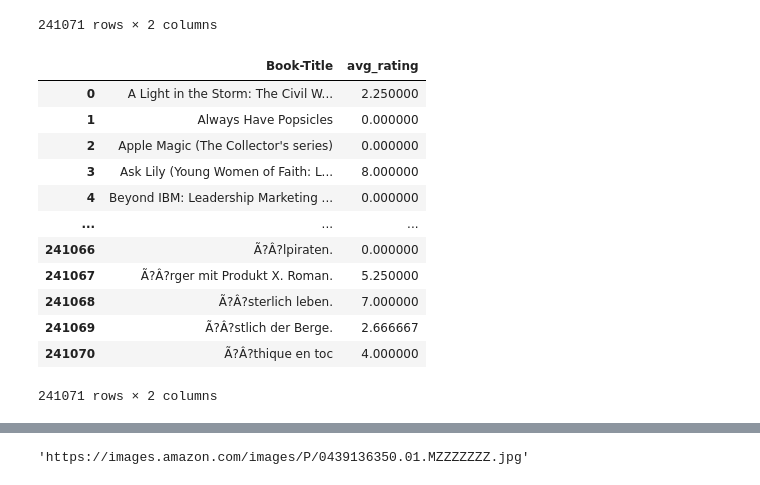
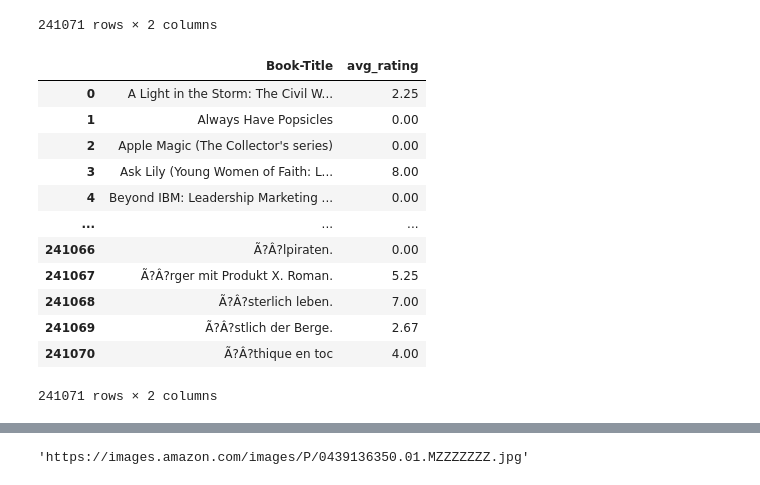
Before and after one commit to diwansinghchauhan/Book-Recommender-System, a Jupyter notebook: book-recommender-system.ipynb, the cells around one changed output, grey strips where cells are left out. Cells and saved outputs as stored; diff of their text form; code cells hidden in the pictures.

```diff
--- a/book-recommender-system.ipynb
+++ b/book-recommender-system.ipynb
@@ -115,20 +116,21 @@ num_rating_df
 # %%
 avg_rating_df = ratings_with_name.groupby('Book-Title')['Book-Rating'].agg(lambda x:x.astype(float).mean()).reset_index()
 avg_rating_df.rename(columns={'Book-Rating':'avg_rating'},inplace=True)
+avg_rating_df = round(avg_rating_df,2)
 avg_rating_df
 # %% [output]
 |  | Book-Title | avg_rating |
-| 0 | A Light in the Storm: The Civil W... | 2.250000 |
-| 1 | Always Have Popsicles | 0.000000 |
-| 2 | Apple Magic (The Collector's series) | 0.000000 |
-| 3 | Ask Lily (Young Women of Faith: L... | 8.000000 |
-| 4 | Beyond IBM: Leadership Marketing ... | 0.000000 |
+| 0 | A Light in the Storm: The Civil W... | 2.25 |
+| 1 | Always Have Popsicles | 0.00 |
+| 2 | Apple Magic (The Collector's series) | 0.00 |
+| 3 | Ask Lily (Young Women of Faith: L... | 8.00 |
+| 4 | Beyond IBM: Leadership Marketing ... | 0.00 |
 | ... | ... | ... |
-| 241066 | Ã?Â?lpiraten. | 0.000000 |
-| 241067 | Ã?Â?rger mit Produkt X. Roman. | 5.250000 |
-| 241068 | Ã?Â?sterlich leben. | 7.000000 |
-| 241069 | Ã?Â?stlich der Berge. | 2.666667 |
-| 241070 | Ã?Â?thique en toc | 4.000000 |
+| 241066 | Ã?Â?lpiraten. | 0.00 |
+| 241067 | Ã?Â?rger mit Produkt X. Roman. | 5.25 |
+| 241068 | Ã?Â?sterlich leben. | 7.00 |
+| 241069 | Ã?Â?stlich der Berge. | 2.67 |
+| 241070 | Ã?Â?thique en toc | 4.00 |
 241071 rows × 2 columns
 # %%
 popular_df = num_rating_df.merge(avg_rating_df,on='Book-Title')
```
Also changed, not shown: parts of 2 cells of this notebook.
